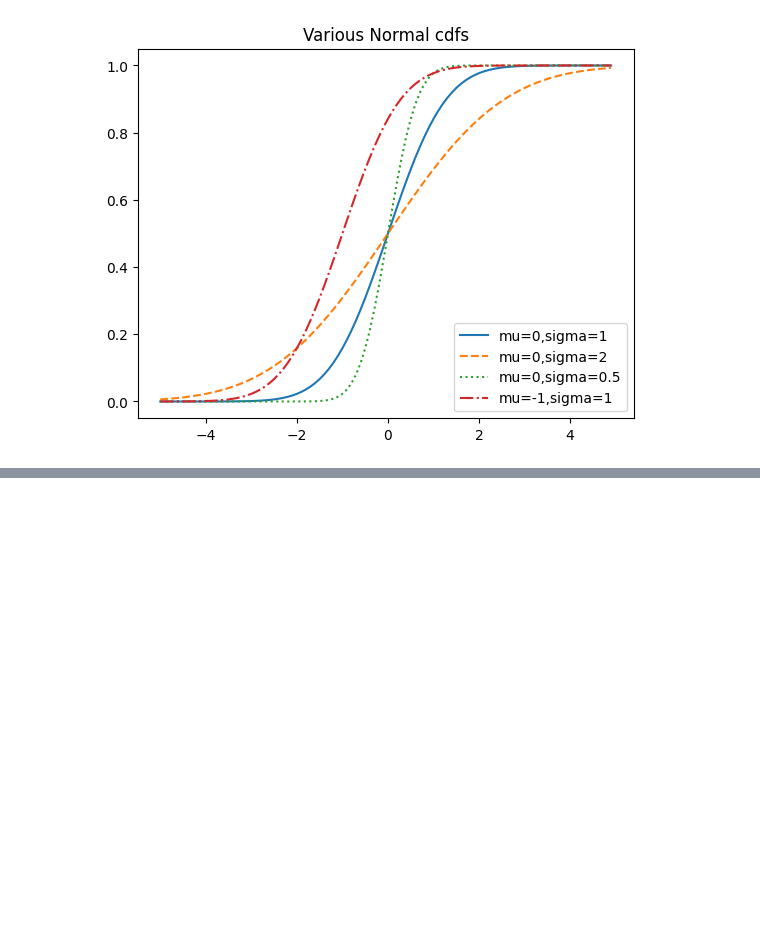
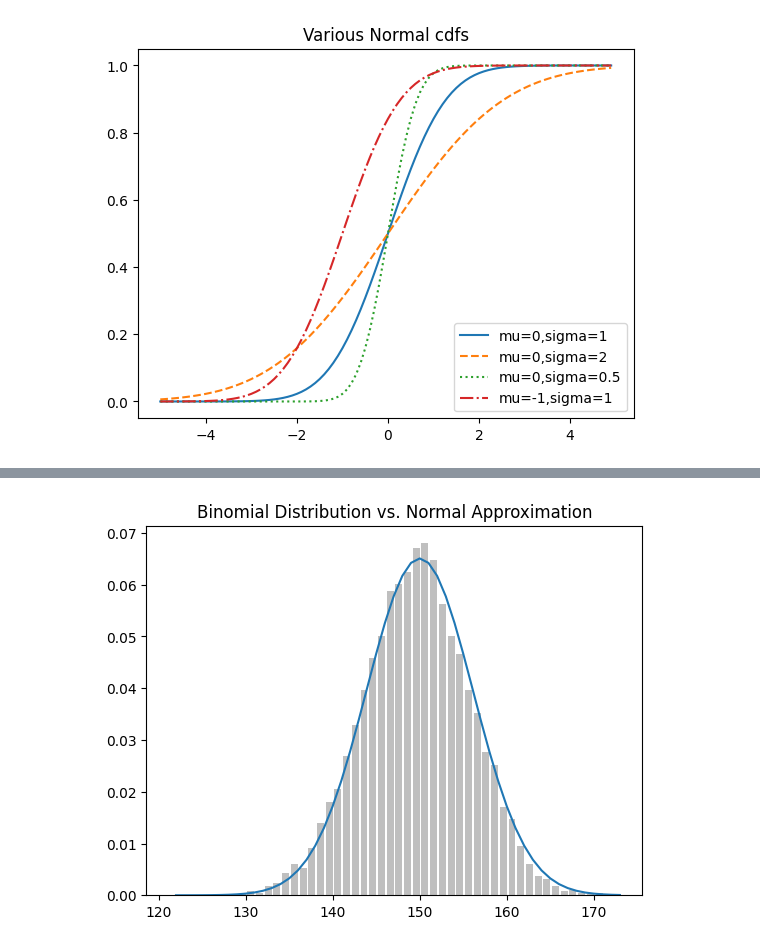
Before and after one commit to kunalmeon/Machine-Learning, a Jupyter notebook: MachineLearningJourney.ipynb, the cells around one changed output, grey strips where cells are left out. Saved outputs shown, nothing was run; the diff lists cells and outputs as text; code cells hidden in the pictures; blank space fills up the shorter version.

```diff
--- a/MachineLearningJourney.ipynb
+++ b/MachineLearningJourney.ipynb
@@ -901,0 +932,4 @@ NameError: name 'random' is not defined
+# %%
+make_hist(0.75,200, 10000)
+# %% [output]
+[figure, added]
```
Also changed, not shown: parts of 23 cells of this notebook.
